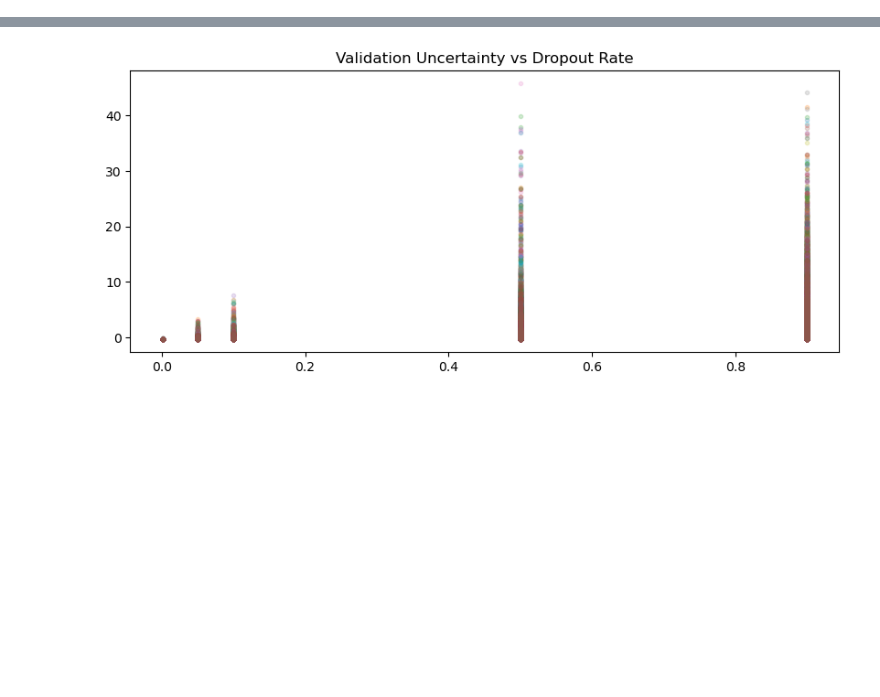
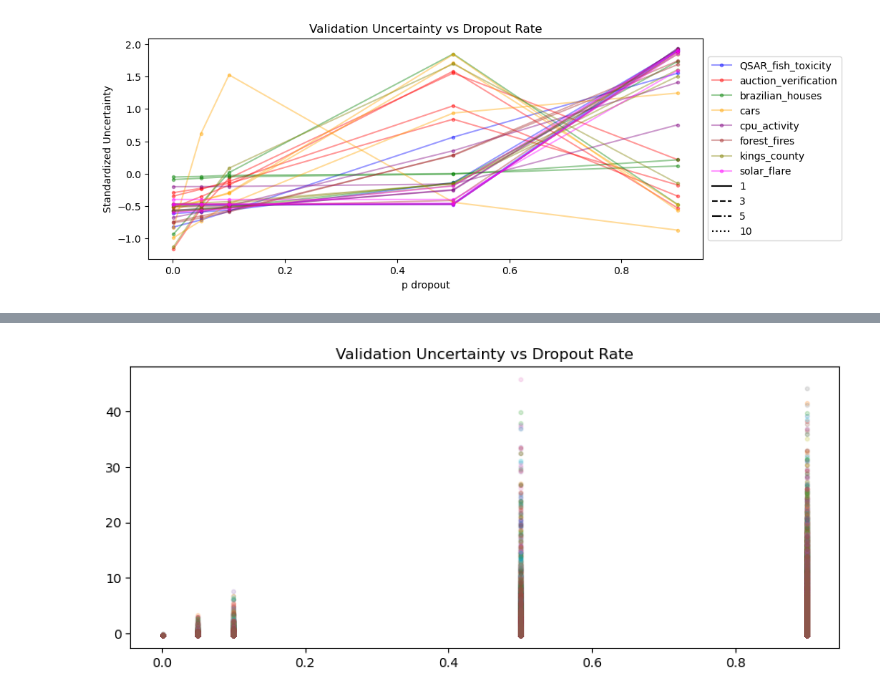
Before and after one commit to LeonardoAlchieri/MCDropoutHyperparameterAnalysis, a Jupyter notebook: notebooks/partial_results_analysis.ipynb, the cells around one changed output, grey strips where cells are left out. Cells and saved outputs as stored; diff of their text form; code cells hidden in the pictures; blank space fills up the shorter version.

Commit message:
Analysis of partial results

```diff
--- a/notebooks/partial_results_analysis.ipynb
+++ b/notebooks/partial_results_analysis.ipynb
@@ -6,3 +8 @@ val_results = pd.read_csv(val_results_path)
-# %%
-colors = ['blue', 'red', 'green', 'orange', 'purple', 'brown', 'pink', 'gray', 'olive', 'cyan']
 # %%
@@ -11,0 +25,16 @@ array(['kings_county'], dtype=object)
+# %%
+val_results.reset_index(inplace=True)
+# %%
+from tqdm.notebook import tqdm
+tqdm.pandas(desc='Computing Standard Uncertainty')
+
+def compute_zscore(x):
+    std_variances: pd.Series = (x["variances"] - x["variances"].mean()) / x["variances"].std()
+    # std_variances: pd.Series = x["variances"] / (x["variances"].max() - x["variances"].min())
+    # add p values as index to std_variances
+    return pd.DataFrame([std_variances, x["dropout_rate"]]).T
+
+val_results_high_acc = val_results[val_results['mcdropout_num'] == 1000]
+data_grouped = (val_results_high_acc
+                .groupby(["task_name", "num_layers"])
+                .progress_apply(compute_zscore))
@@ -11,0 +55,37 @@ array(['kings_county'], dtype=object)
+# %%
+import matplotlib.pyplot as plt
+from sklearn.utils._testing import ignore_warnings
+
+figure = plt.figure(figsize=(10, 4))
+
+dropout_values = list(data_grouped["dropout_rate"].unique())
+
+@ignore_warnings(category=DeprecationWarning)
+def plot_mean(x):
+    task_name, num_layers = x.name
+    if x['dropout_rate'].nunique() != len(dropout_values):
+        return
+    else:
+        values = x.groupby('dropout_rate').apply(lambda x: x['variances'].mean())
+        plt.plot(values.index,
+                 values.values,
+                 linestyle='-',
+                 marker='.',
+                 alpha=0.4,
+                 color=colors[task_name],
+                 label=task_name)
+
+data_to_plot = data_grouped.groupby(["task_name","num_layers"],
+                                    axis=0).apply(plot_mean)
+plt.title("Validation Uncertainty vs Dropout Rate")
+plt.xlabel("p dropout")
+plt.ylabel("Standardized Uncertainty")
+
+handles, labels = plt.gca().get_legend_handles_labels()
+by_label = dict(zip(labels, handles))
+plt.legend([* by_label.values(), *[plt.Line2D([0], [0], color='black', linestyle=linestyle) for linestyle in linestyles]],
+           [*by_label.keys(), *models], loc='center left', bbox_to_anchor=(1, 0.5))
+
+plt.show()
+# %% [output]
+[figure, added]
```
Also changed, not shown: parts of 7 cells of this notebook.
